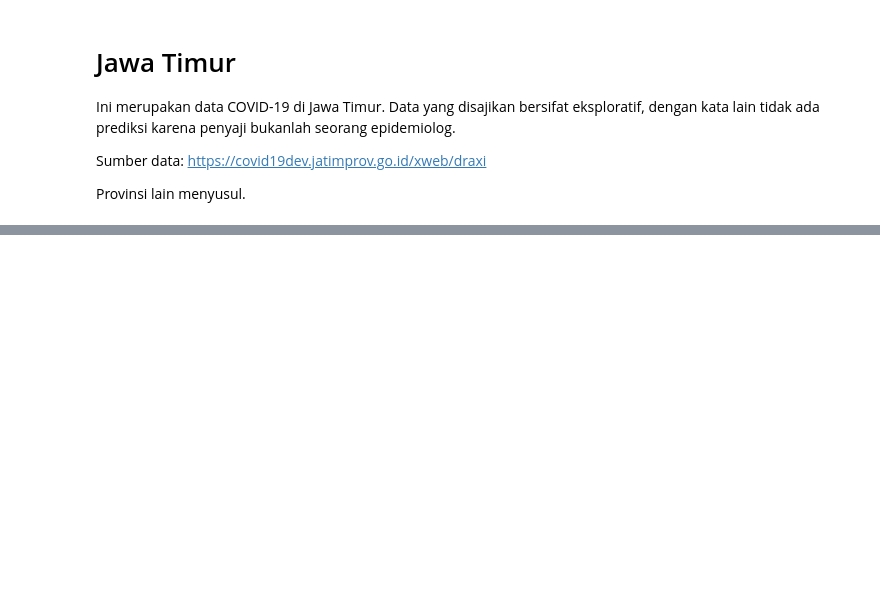
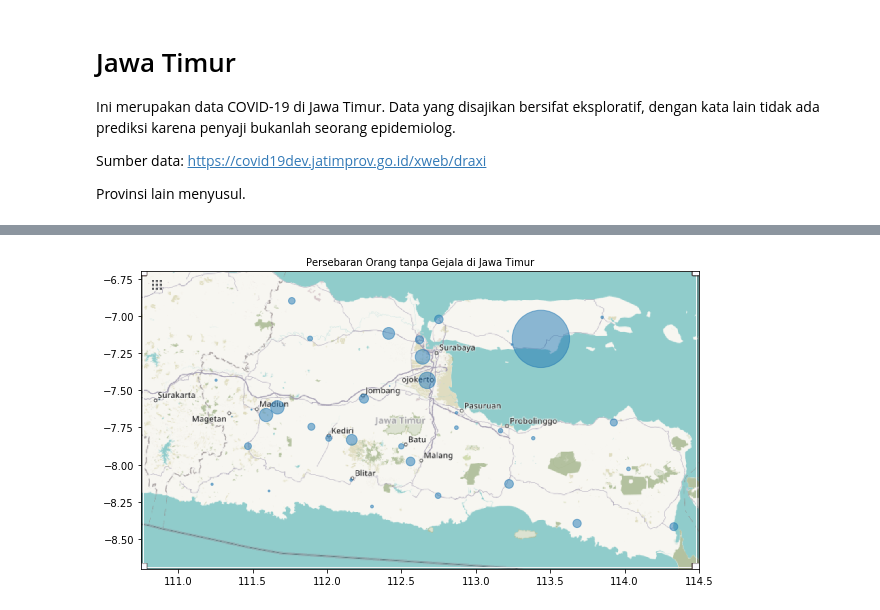
Before and after one commit to ledwindra/covid-19-indonesia, a Jupyter notebook: index.ipynb, the cells around one changed output, grey strips where cells are left out. Cells and saved outputs as stored; diff of their text form; code cells hidden in the pictures; blank space fills up the shorter version.

```diff
--- a/index.ipynb
+++ b/index.ipynb
@@ -38,0 +96,4 @@ ax.imshow(jatim, zorder=0, extent = BBox)
+# %%
+plot_map('otg', 0.5, 'Persebaran Orang tanpa Gejala di Jawa Timur')
+# %% [output]
+[figure, added]
```
Also changed, not shown: parts of 59 cells of this notebook, 7 other files.
